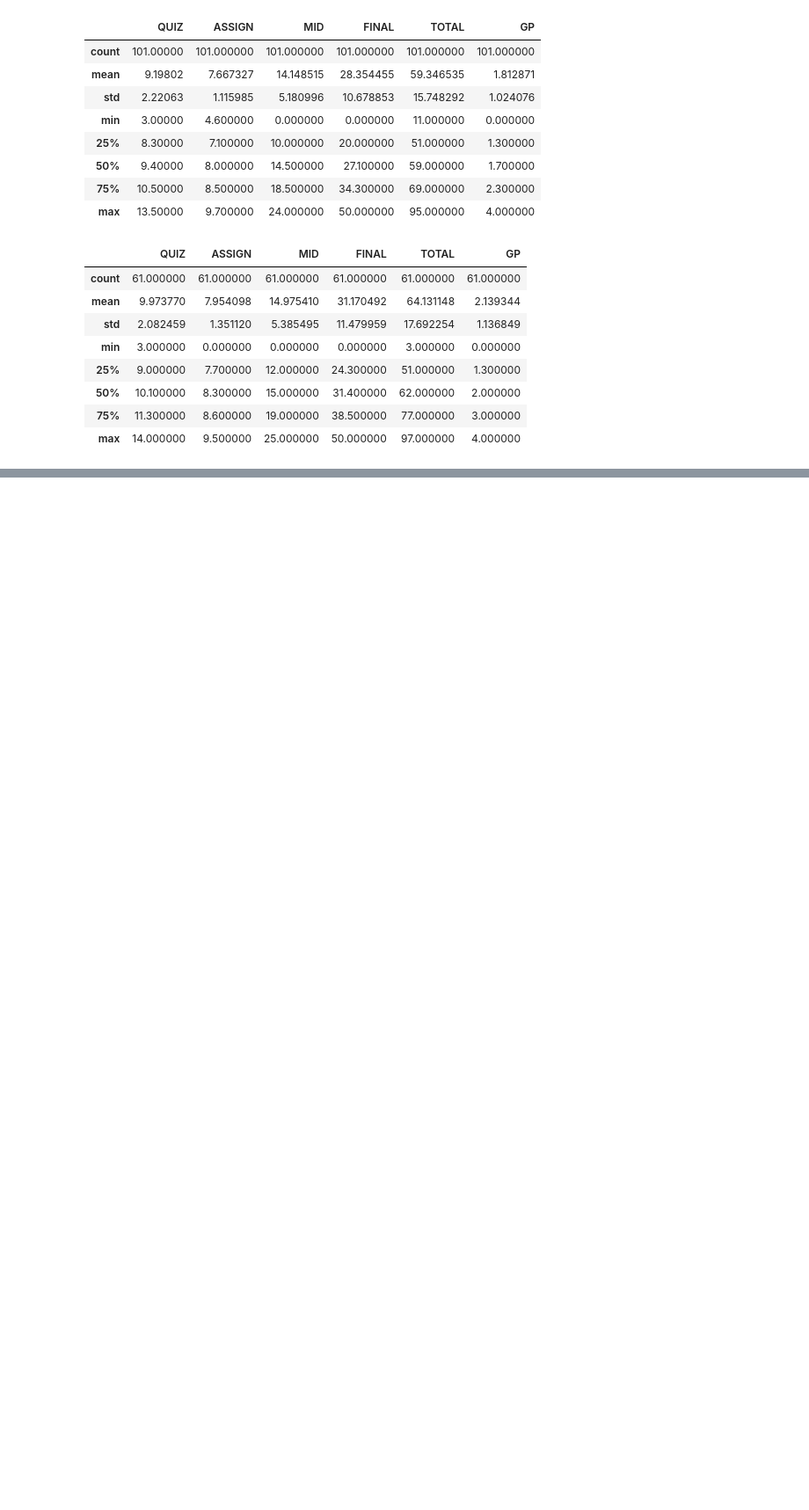
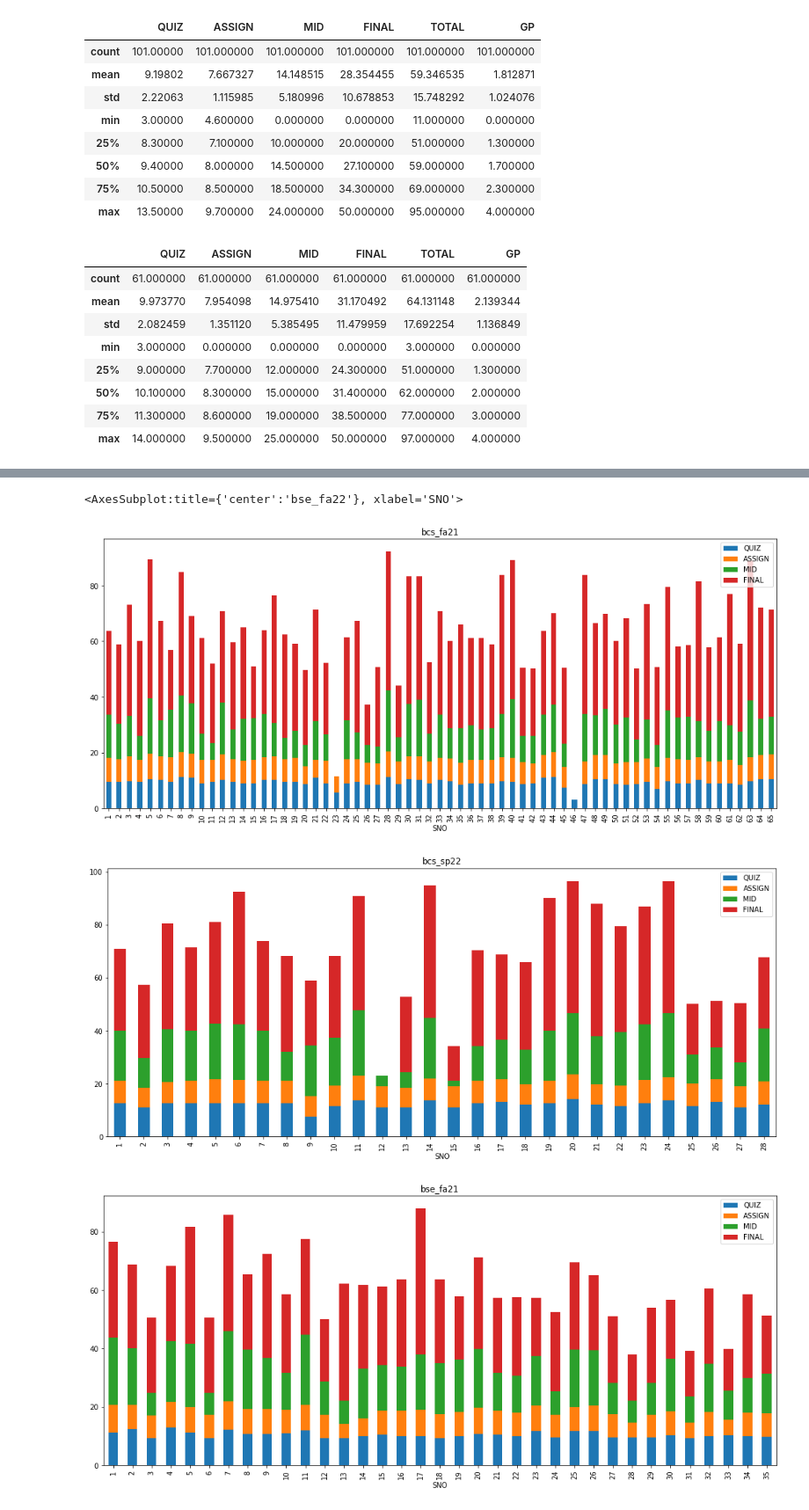
Before and after one commit to muneebahmedayub/sprob-assignment, a Jupyter notebook: assignment_2.ipynb, the cells around one changed output, grey strips where cells are left out. Shown at 88% size. Drawn from its saved outputs; the diff is of its cells as text; code cells hidden in the pictures; blank space fills up the shorter version.

```diff
--- a/assignment_2.ipynb
+++ b/assignment_2.ipynb
@@ -214,0 +262,10 @@ display(all_classes_female.describe())
+# %%
+bcs_fa21.plot(y=['QUIZ', 'ASSIGN', 'MID', 'FINAL'], kind='bar', stacked='True', figsize=(17, 7), title='bcs_fa21')
+bcs_sp22.plot(y=['QUIZ', 'ASSIGN', 'MID', 'FINAL'], kind='bar', stacked='True', figsize=(17, 7), title='bcs_sp22')
+bse_fa21.plot(y=['QUIZ', 'ASSIGN', 'MID', 'FINAL'], kind='bar', stacked='True', figsize=(17, 7), title='bse_fa21')
+bse_fa22.plot(y=['QUIZ', 'ASSIGN', 'MID', 'FINAL'], kind='bar', stacked='True', figsize=(17, 7), title='bse_fa22')
+# %% [output]
+<AxesSubplot:title={'center':'bse_fa22'}, xlabel='SNO'>
+[figure, added]
+[figure, added]
+[figure, added]
```
Also changed, not shown: parts of 4 cells of this notebook.
